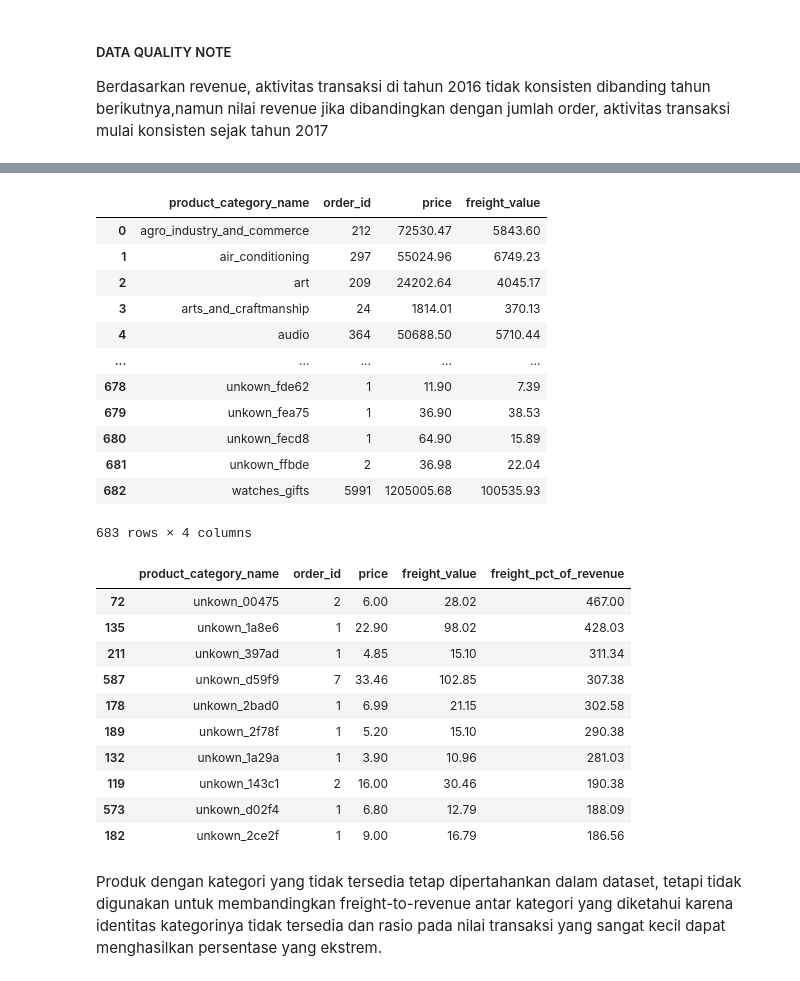
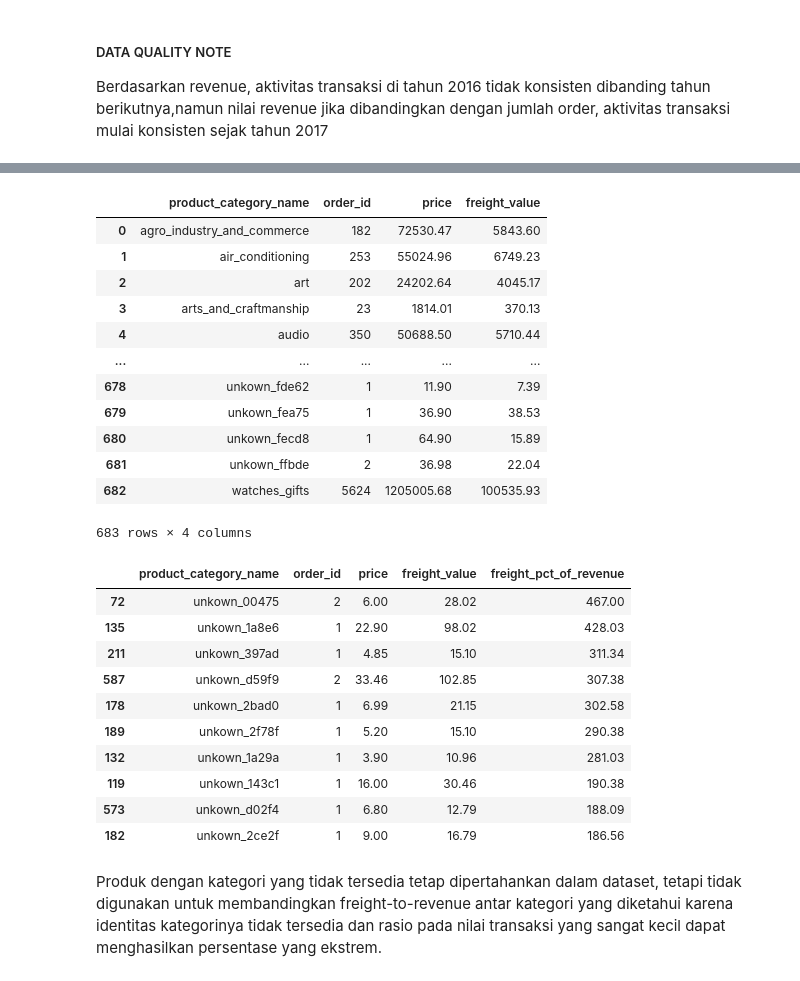
Before and after one commit to adinfir/data-new, a Jupyter notebook: Sales & Revenue.ipynb, the cells around one changed output, grey strips where cells are left out. Cells and saved outputs as stored; diff of their text form; code cells hidden in the pictures.

```diff
--- a/Sales & Revenue.ipynb
+++ b/Sales & Revenue.ipynb
@@ -496,24 +509,24 @@ memory usage: 19.8+ MB
 freight_revenue = orders_items_products[['product_category_name','freight_value','price','order_id']]
 # %%
 freight_revenue_total = freight_revenue.groupby('product_category_name').agg({
-    'order_id' : 'count',
+    'order_id' : 'nunique',
     'price' : 'sum',
     'freight_value' : 'sum'
 }).reset_index()
 freight_revenue_total
 # %% [output]
 |  | product_category_name | order_id | price | freight_value |
-| 0 | agro_industry_and_commerce | 212 | 72530.47 | 5843.60 |
-| 1 | air_conditioning | 297 | 55024.96 | 6749.23 |
-| 2 | art | 209 | 24202.64 | 4045.17 |
-| 3 | arts_and_craftmanship | 24 | 1814.01 | 370.13 |
-| 4 | audio | 364 | 50688.50 | 5710.44 |
+| 0 | agro_industry_and_commerce | 182 | 72530.47 | 5843.60 |
+| 1 | air_conditioning | 253 | 55024.96 | 6749.23 |
+| 2 | art | 202 | 24202.64 | 4045.17 |
+| 3 | arts_and_craftmanship | 23 | 1814.01 | 370.13 |
+| 4 | audio | 350 | 50688.50 | 5710.44 |
 | ... | ... | ... | ... | ... |
 | 678 | unkown_fde62 | 1 | 11.90 | 7.39 |
 | 679 | unkown_fea75 | 1 | 36.90 | 38.53 |
 | 680 | unkown_fecd8 | 1 | 64.90 | 15.89 |
 | 681 | unkown_ffbde | 2 | 36.98 | 22.04 |
-| 682 | watches_gifts | 5991 | 1205005.68 | 100535.93 |
+| 682 | watches_gifts | 5624 | 1205005.68 | 100535.93 |
 683 rows × 4 columns
 # %%
 #FRIEGHT_PCT_OF_REVENUE
@@ -524,11 +537,11 @@ freight_revenue_total.sort_values(by=['freight_pct_of_revenue'], ascending = Fal
 | 72 | unkown_00475 | 2 | 6.00 | 28.02 | 467.00 |
 | 135 | unkown_1a8e6 | 1 | 22.90 | 98.02 | 428.03 |
 | 211 | unkown_397ad | 1 | 4.85 | 15.10 | 311.34 |
-| 587 | unkown_d59f9 | 7 | 33.46 | 102.85 | 307.38 |
+| 587 | unkown_d59f9 | 2 | 33.46 | 102.85 | 307.38 |
 | 178 | unkown_2bad0 | 1 | 6.99 | 21.15 | 302.58 |
 | 189 | unkown_2f78f | 1 | 5.20 | 15.10 | 290.38 |
 | 132 | unkown_1a29a | 1 | 3.90 | 10.96 | 281.03 |
-| 119 | unkown_143c1 | 2 | 16.00 | 30.46 | 190.38 |
+| 119 | unkown_143c1 | 1 | 16.00 | 30.46 | 190.38 |
 | 573 | unkown_d02f4 | 1 | 6.80 | 12.79 | 188.09 |
 | 182 | unkown_2ce2f | 1 | 9.00 | 16.79 | 186.56 |
 # %% [markdown]
```
Also changed, not shown: parts of 38 cells of this notebook.
